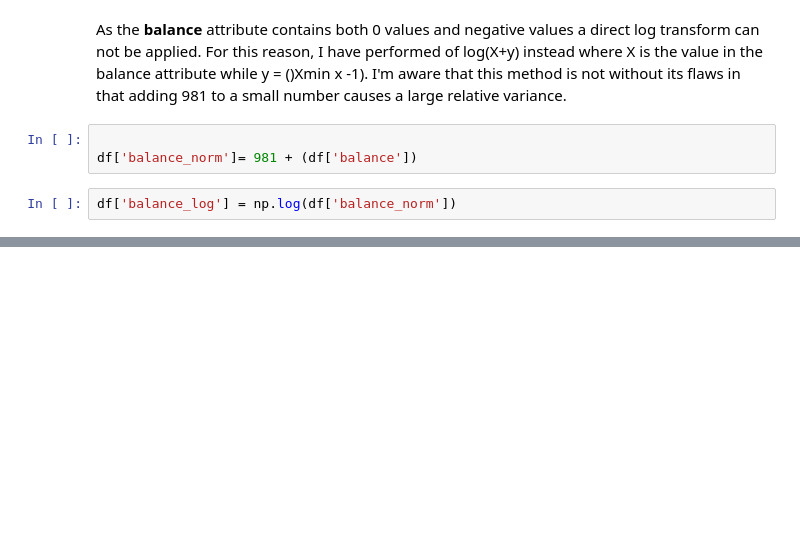
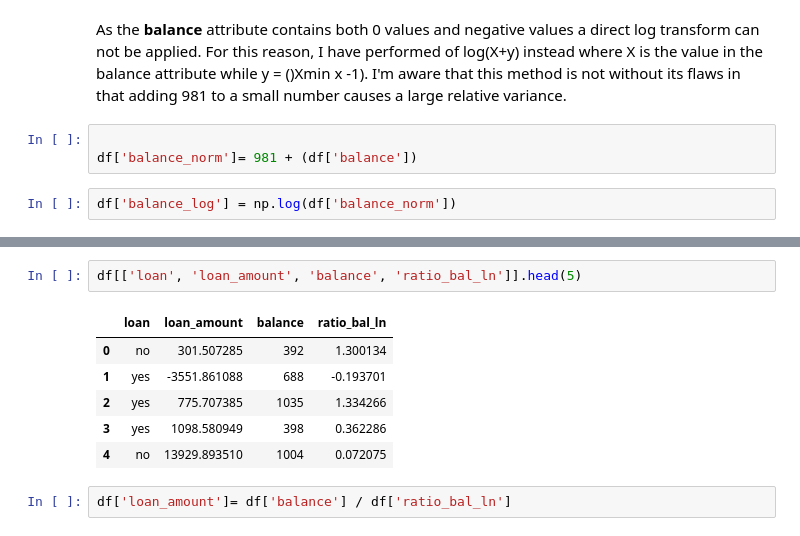
Before and after one commit to vipulpopat/MSCAI_Sem1_Etivity2, a Jupyter notebook: Etivity2_Eamon_OGairbhith_9638296.ipynb, the cells around one changed output, grey strips where cells are left out. Cells and saved outputs as stored; diff of their text form; blank space fills up the shorter version.

```diff
--- a/Etivity2_Eamon_OGairbhith_9638296.ipynb
+++ b/Etivity2_Eamon_OGairbhith_9638296.ipynb
@@ -359,0 +363,11 @@ df['balance_log'].hist(bins=20)
+# %%
+df[['loan', 'loan_amount', 'balance', 'ratio_bal_ln']].head(5)
+# %% [output]
+|  | loan | loan_amount | balance | ratio_bal_ln |
+| 0 | no | 301.507285 | 392 | 1.300134 |
+| 1 | yes | -3551.861088 | 688 | -0.193701 |
+| 2 | yes | 775.707385 | 1035 | 1.334266 |
+| 3 | yes | 1098.580949 | 398 | 0.362286 |
+| 4 | no | 13929.893510 | 1004 | 0.072075 |
+# %%
+df['loan_amount']= df['balance'] / df['ratio_bal_ln']
```
Also changed, not shown: parts of 5 cells of this notebook.
